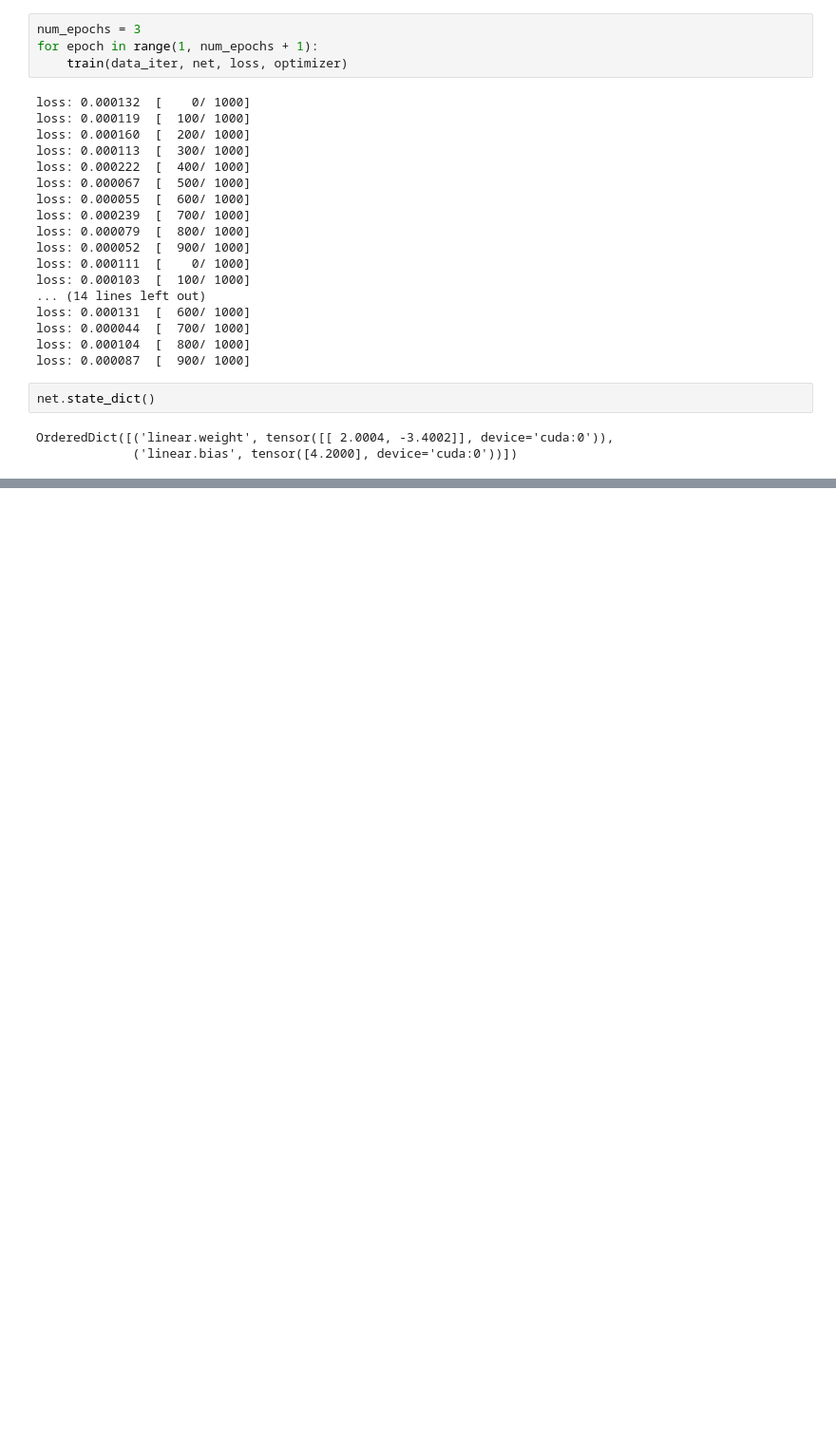
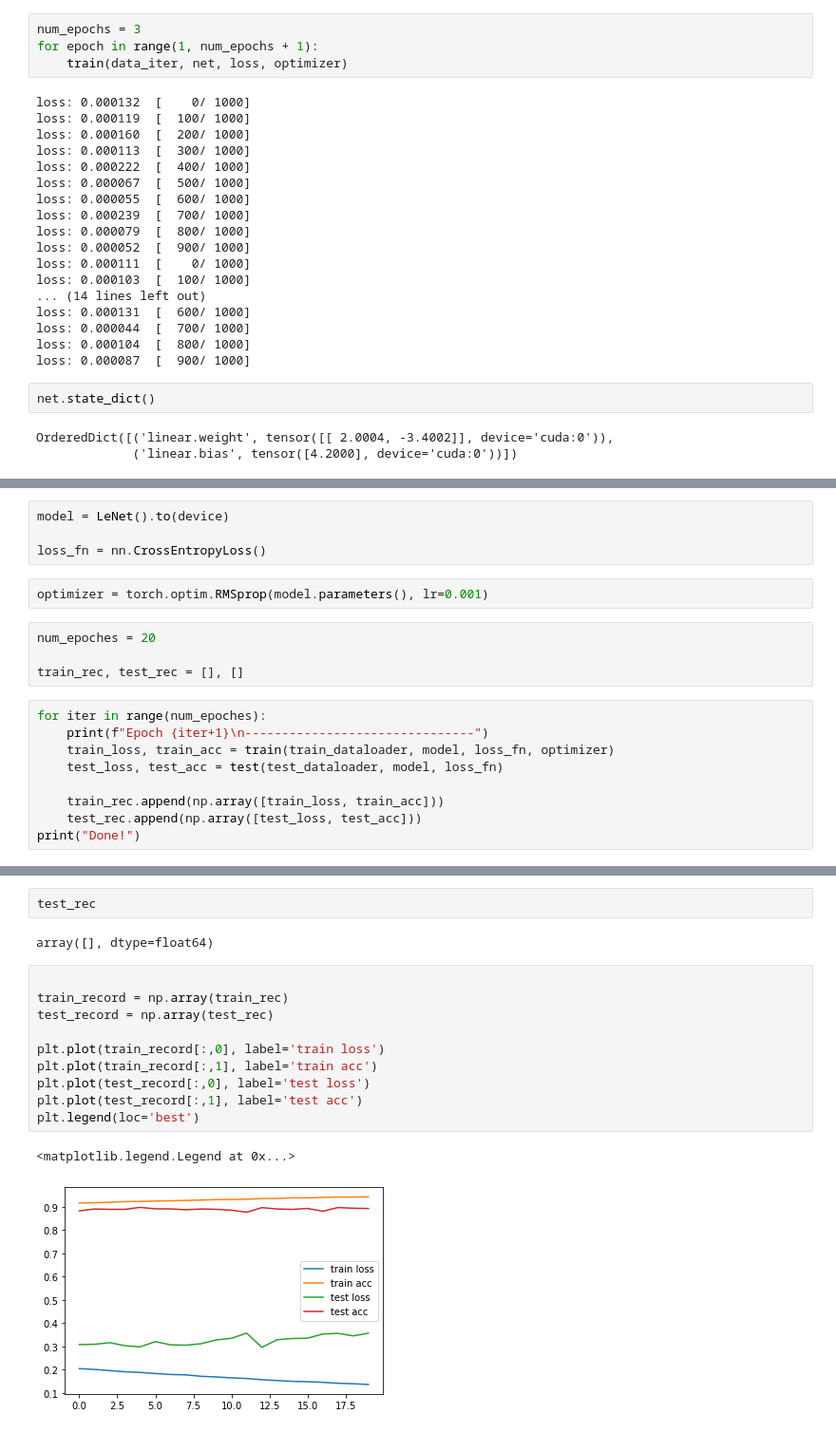
Before and after one commit to yiwenxue/ml, a Jupyter notebook: diveinto-DL.ipynb, the cells around one changed output, grey strips where cells are left out. Shown: that part at 95% size. Saved outputs shown, nothing was run; the diff lists cells and outputs as text; blank space fills up the shorter version.

```diff
--- a/diveinto-DL.ipynb
+++ b/diveinto-DL.ipynb
@@ -181,0 +503,19 @@ OrderedDict([('linear.weight', tensor([[ 2.0004, -3.4002]], device='cuda:0')),
+# %%
+model = LeNet().to(device)
+
+loss_fn = nn.CrossEntropyLoss()
+# %%
+optimizer = torch.optim.RMSprop(model.parameters(), lr=0.001)
+# %%
+num_epoches = 20
+
+train_rec, test_rec = [], []
+# %%
+for iter in range(num_epoches):
+    print(f"Epoch {iter+1}\n-------------------------------")
+    train_loss, train_acc = train(train_dataloader, model, loss_fn, optimizer)
+    test_loss, test_acc = test(test_dataloader, model, loss_fn)
+
+    train_rec.append(np.array([train_loss, train_acc]))
+    test_rec.append(np.array([test_loss, test_acc]))
+print("Done!")
@@ -181,0 +540,17 @@ OrderedDict([('linear.weight', tensor([[ 2.0004, -3.4002]], device='cuda:0')),
+# %%
+test_rec
+# %% [output]
+array([], dtype=float64)
+# %%
+
+train_record = np.array(train_rec)
+test_record = np.array(test_rec)
+
+plt.plot(train_record[:,0], label='train loss')
+plt.plot(train_record[:,1], label='train acc')
+plt.plot(test_record[:,0], label='test loss')
+plt.plot(test_record[:,1], label='test acc')
+plt.legend(loc='best')
+# %% [output]
+<matplotlib.legend.Legend at 0x...>
+[figure, added]
```
Also changed, not shown: parts of 40 cells of this notebook.
